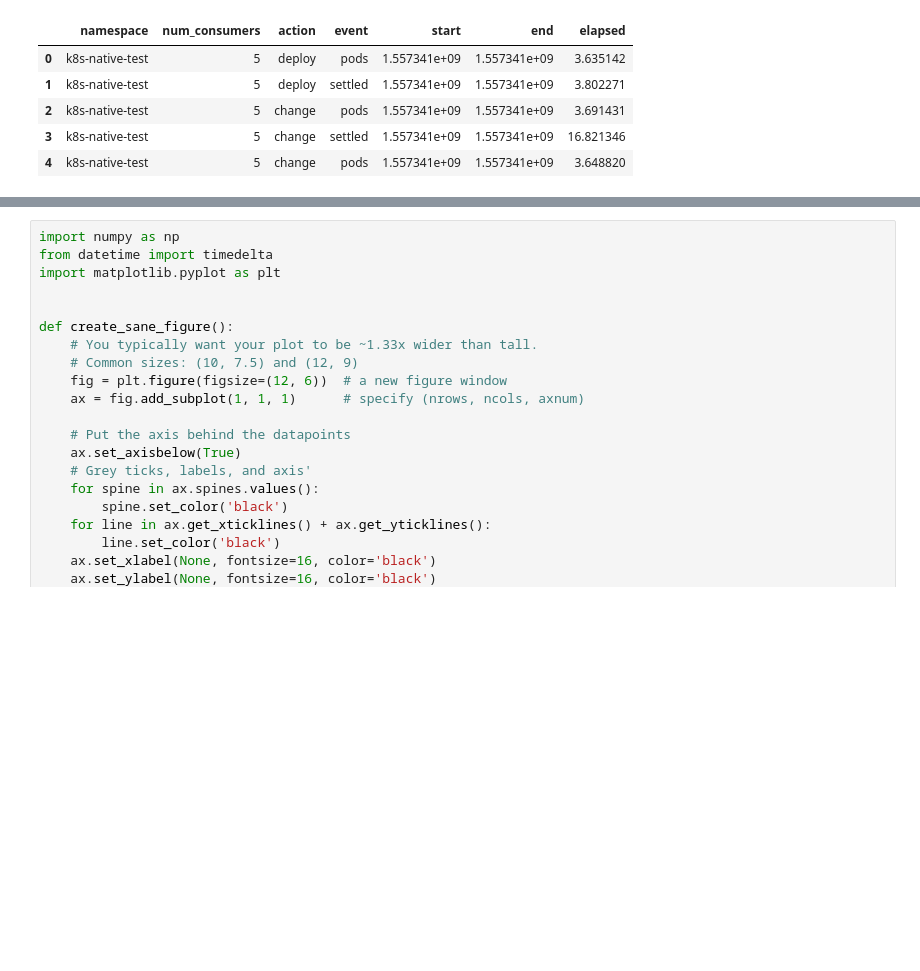
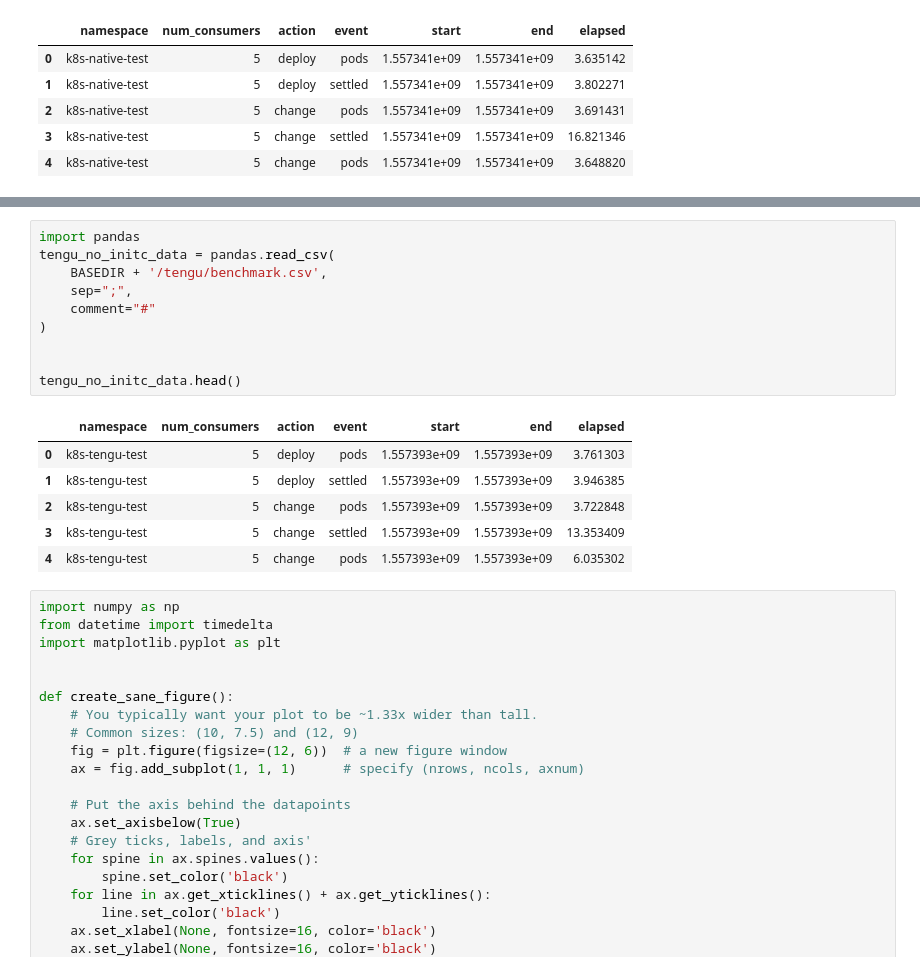
Before and after one commit to IBCNServices/kubernetes-relationships-results, a Jupyter notebook: base-url-change-propagation.ipynb, the cells around one changed output, grey strips where cells are left out. Cells and saved outputs as stored; diff of their text form; blank space fills up the shorter version.

```diff
--- a/base-url-change-propagation.ipynb
+++ b/base-url-change-propagation.ipynb
@@ -54,3 +54,20 @@ tengu_data.tail()
+# %%
+import pandas
+tengu_no_initc_data = pandas.read_csv(
+    BASEDIR + '/tengu/benchmark.csv',
+    sep=";",
+    comment="#"
+)
+
+
+tengu_no_initc_data.head()
+# %% [output]
+|  | namespace | num_consumers | action | event | start | end | elapsed |
+| 0 | k8s-tengu-test | 5 | deploy | pods | 1.557393e+09 | 1.557393e+09 | 3.761303 |
+| 1 | k8s-tengu-test | 5 | deploy | settled | 1.557393e+09 | 1.557393e+09 | 3.946385 |
+| 2 | k8s-tengu-test | 5 | change | pods | 1.557393e+09 | 1.557393e+09 | 3.722848 |
+| 3 | k8s-tengu-test | 5 | change | settled | 1.557393e+09 | 1.557393e+09 | 13.353409 |
+| 4 | k8s-tengu-test | 5 | change | pods | 1.557393e+09 | 1.557393e+09 | 6.035302 |
 # %%
 import numpy as np
 from datetime import timedelta
```
Also changed, not shown: parts of 2 cells of this notebook, 4 other files.
